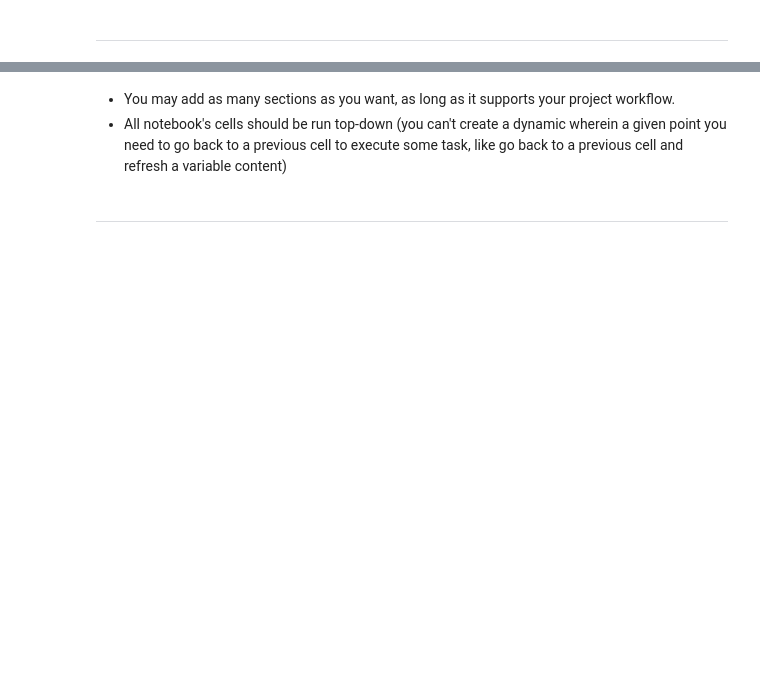
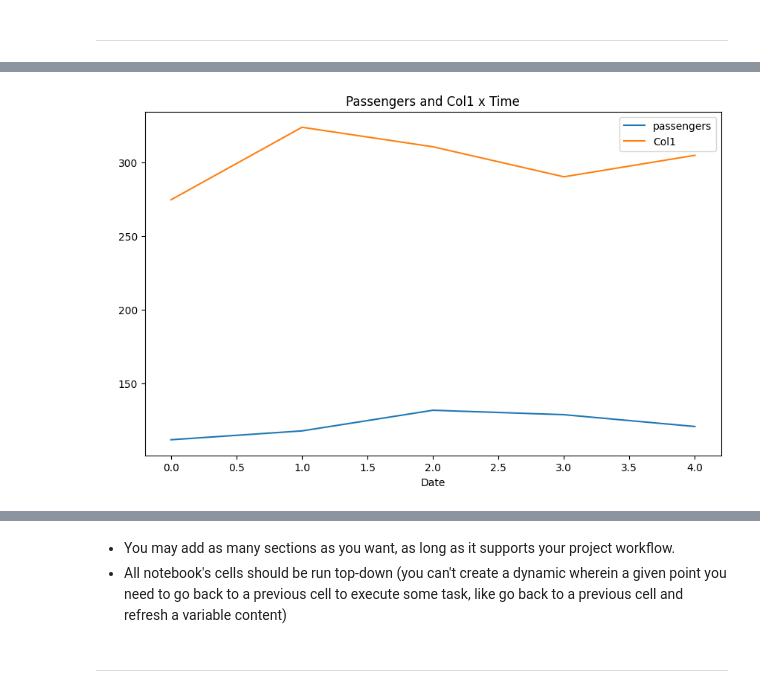
Before and after one commit to yuna639/Deom_test, a Jupyter notebook: jupyter_notebooks/Notebook_Template.ipynb, the cells around one changed output, grey strips where cells are left out. Saved outputs shown, nothing was run; the diff lists cells and outputs as text; code cells hidden in the pictures; blank space fills up the shorter version.

```diff
--- a/jupyter_notebooks/Notebook_Template.ipynb
+++ b/jupyter_notebooks/Notebook_Template.ipynb
@@ -88,0 +1001,8 @@ memory usage: 402.1+ KB
+# %%
+df.plot(kind='line',y=['passengers','Col1'],
+        figsize=(10,6),
+        title='Passengers and Col1 x Time', xlabel='Date', ylabel=' '
+        )
+plt.show()
+# %% [output]
+[figure, added]
```
Also changed, not shown: parts of 93 cells of this notebook, 14 other files.
